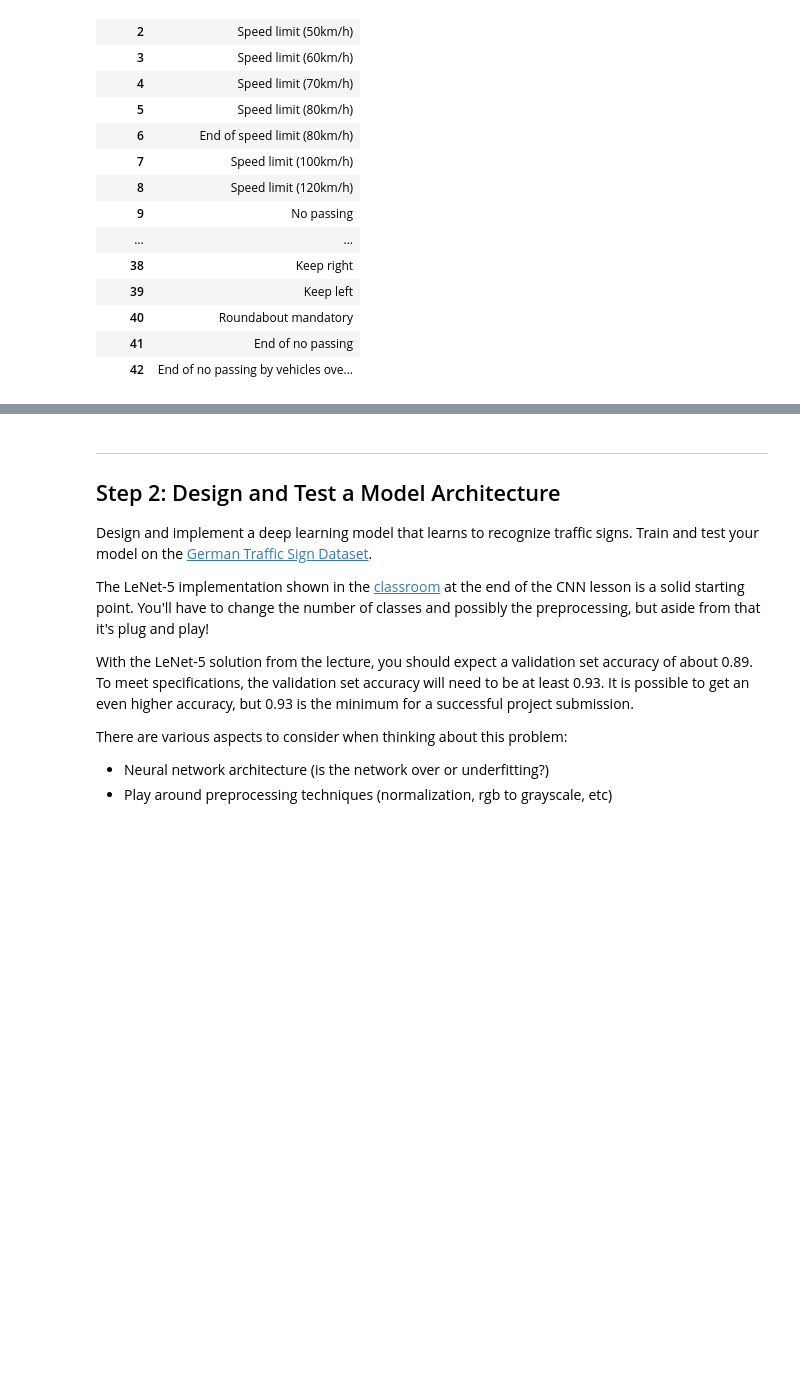
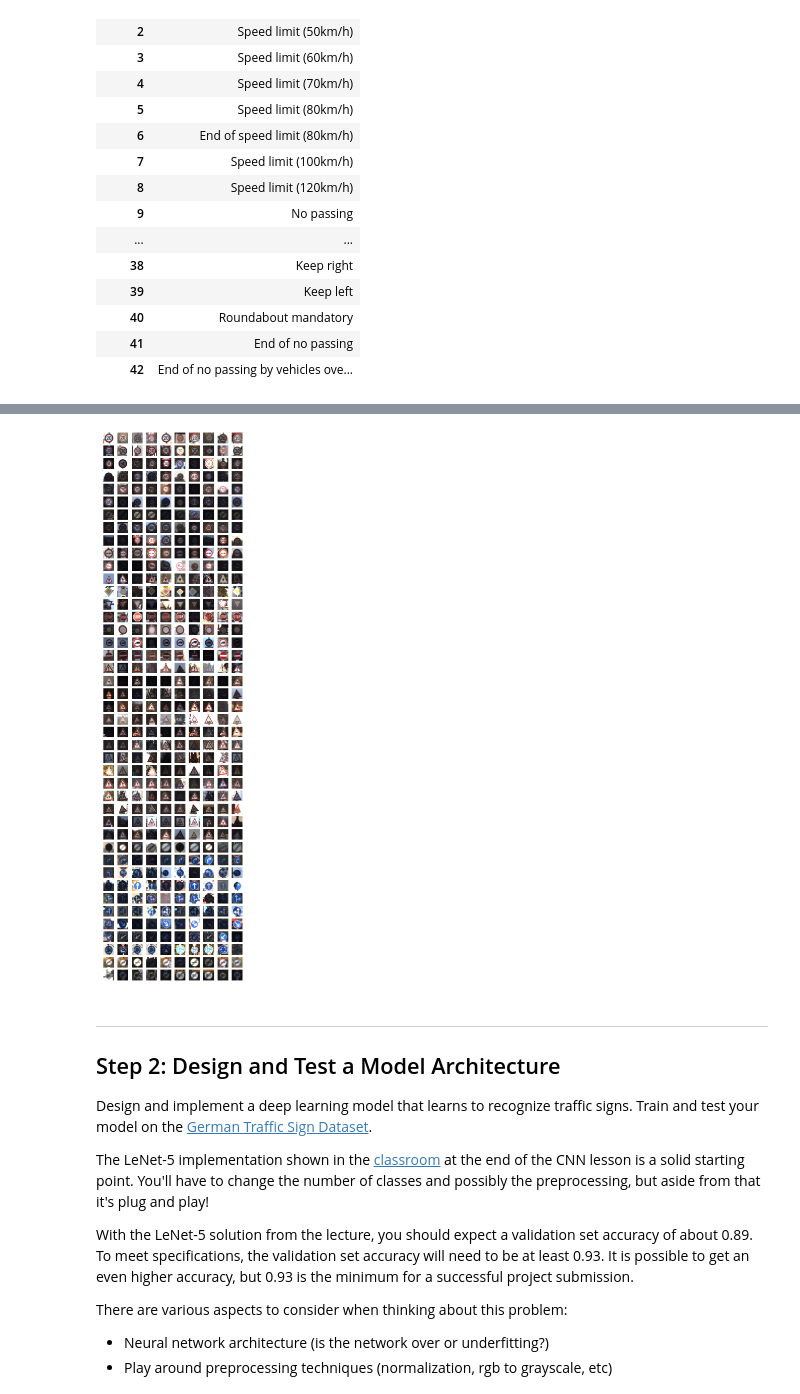
Before and after one commit to gdangelo/CarND-Traffic-Sign-Classifier-Project, a Jupyter notebook: Traffic_Sign_Classifier.ipynb, the cells around one changed output, grey strips where cells are left out. Cells and saved outputs as stored; diff of their text form; code cells hidden in the pictures; blank space fills up the shorter version.

```diff
--- a/Traffic_Sign_Classifier.ipynb
+++ b/Traffic_Sign_Classifier.ipynb
@@ -216,3 +221,29 @@ Label - Label Id: 14, Name: Stop
+# %%
+def display_image_examples(data, labels, n_images_per_label = 10):
+    data_shuffled, labels_shuffled = shuffle(data, labels)
+
+    plt.figure(figsize=(n_images_per_label, 40))
+
+    images = list()
+    for i in range(n_classes):
+
+        # Choose the first 'n_images_per_label' indexes for each label
+        df = pd.DataFrame(data=labels_shuffled, columns=['label'])
+        df = df[df['label'] == i]
+        first_indexes = df[:n_images_per_label]
+
+        # Display corresponding images in data
+        count = 0
+        for index, row in first_indexes.iterrows():
+            count += 1
+            plt.subplot(n_classes, n_images_per_label, count+(i*n_images_per_label))
+            plt.imshow(data_shuffled[index])
+            plt.axis('off')
+
+# Display some images for each label on the training dataset
+display_image_examples(X_train, y_train)
+# %% [output]
+[figure, added]
 # %% [markdown]
 ----
 
```
Also changed, not shown: parts of 11 cells of this notebook.
